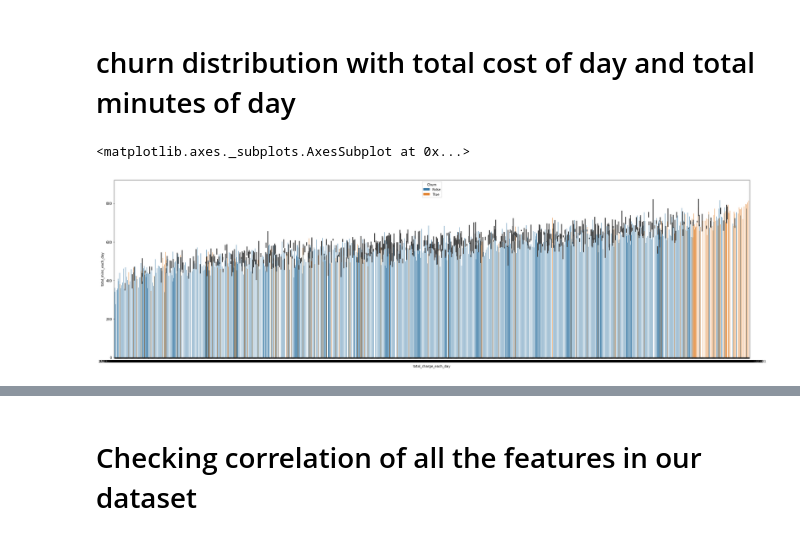
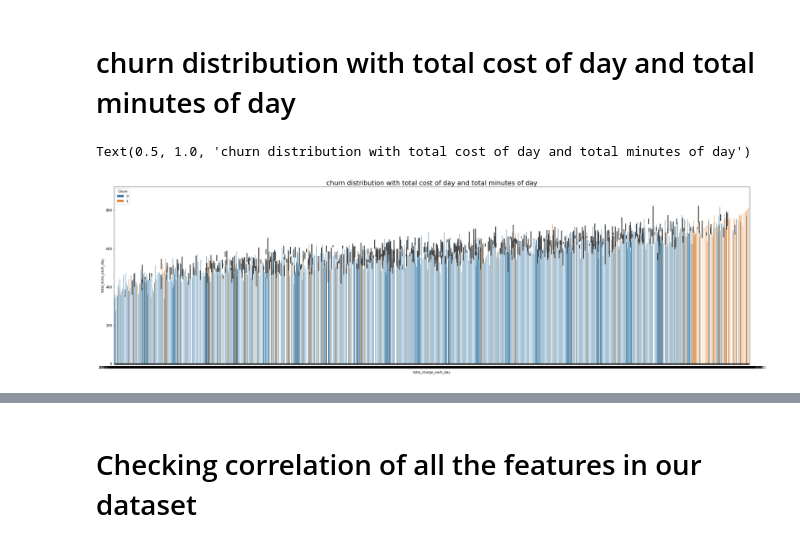
Before and after one commit to Manojpatil123/Capstone-project-eda-on-telecom-chrun, a Jupyter notebook: Telecom_Churn_Analysis_Capstone_Project.ipynb, the cells around one changed output, grey strips where cells are left out. Saved outputs shown, nothing was run; the diff lists cells and outputs as text; code cells hidden in the pictures.

```diff
--- a/Telecom_Churn_Analysis_Capstone_Project.ipynb
+++ b/Telecom_Churn_Analysis_Capstone_Project.ipynb
@@ -438,0 +541,6 @@ From above box plot we can say that on an average a 100 eve calls are made which
+# %%
+#Replacing True/False values with 1 and 0
+telecom1['Churn'] = telecom1['Churn'].replace({bool(True):1,bool(False):0})
+#Replacing Yes/No values with 1 and 0
+telecom1['International plan'] = telecom1['International plan'].replace({"Yes":1,"No":0}).astype(int)
+telecom1['Voice mail plan'] = telecom1['Voice mail plan'].replace({"Yes":1,"No":0}).astype(int)
@@ -441,7 +556,8 @@ From above box plot we can say that on an average a 100 eve calls are made which
 # %%
 plt.figure(figsize=(35,10))
 sns.barplot(data=telecom1, hue="Churn",x="total_charge_each_day", y="total_mins_each_day")
+plt.title('churn distribution with total cost of day and total minutes of day', fontsize=20)
 # %% [output]
-<matplotlib.axes._subplots.AxesSubplot at 0x...>
+Text(0.5, 1.0, 'churn distribution with total cost of day and total minutes of day')
-[figure, old version]
+[figure, new version]
 # %% [markdown]
```
Also changed, not shown: parts of 28 cells of this notebook.
